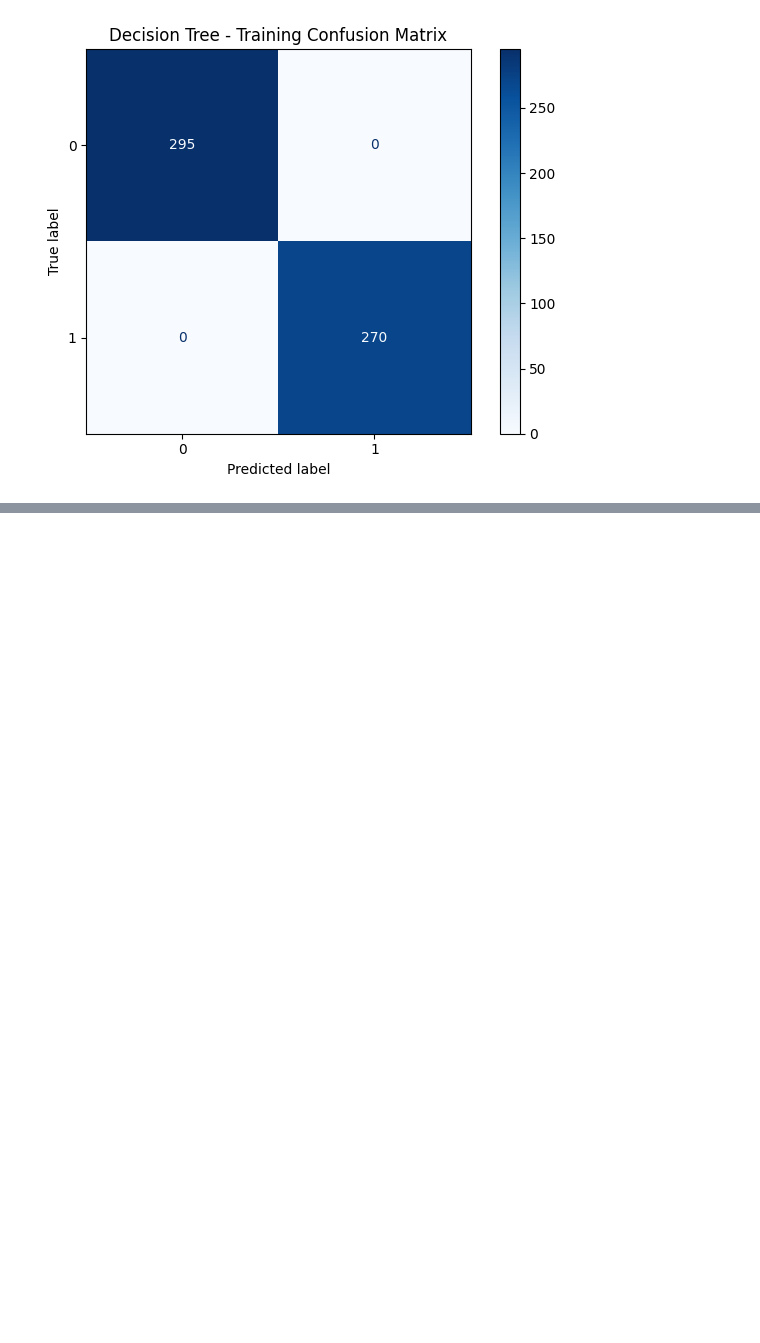
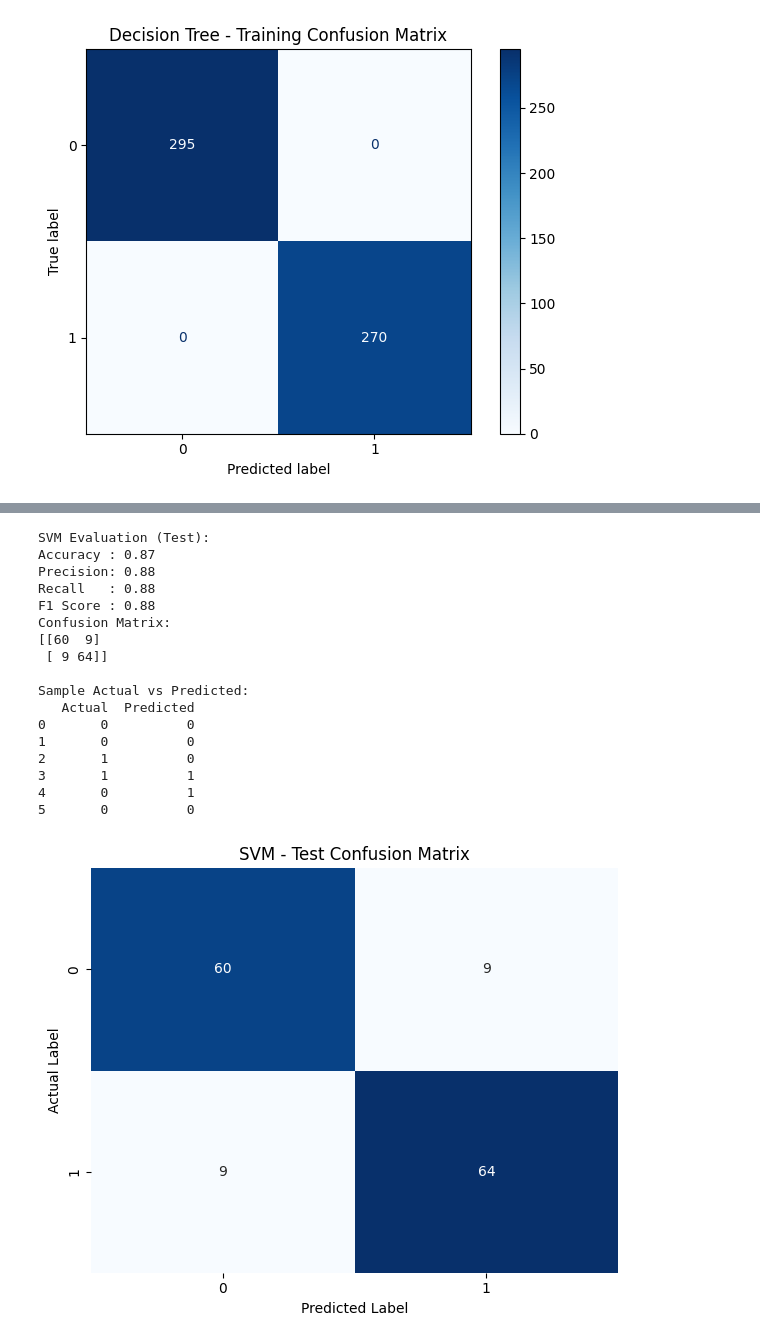
Before and after one commit to Shahaanb/ML-Weather-Model-Comparison, a Jupyter notebook: Different_Features/Precipitation_Binary.ipynb, the cells around one changed output, grey strips where cells are left out. Saved outputs shown, nothing was run; the diff lists cells and outputs as text; code cells hidden in the pictures; blank space fills up the shorter version.

```diff
--- a/Different_Features/Precipitation_Binary.ipynb
+++ b/Different_Features/Precipitation_Binary.ipynb
@@ -211,0 +263,24 @@ Sample Actual vs Predicted:
+# %%
+#support vector classifier
+svm = SVC(kernel='rbf', probability=True)
+svm.fit(X_train, y_train)
+evaluate_model("SVM", svm,X_train, y_train, X_test, y_test)
+# %% [output]
+SVM Evaluation (Test):
+Accuracy : 0.87
+Precision: 0.88
+Recall   : 0.88
+F1 Score : 0.88
+Confusion Matrix:
+[[60  9]
+ [ 9 64]]
+
+Sample Actual vs Predicted:
+   Actual  Predicted
+0       0          0
+1       0          0
+2       1          0
+3       1          1
+4       0          1
+5       0          0
+[figure, added]
```
Also changed, not shown: parts of 6 cells of this notebook, 1 other file.
